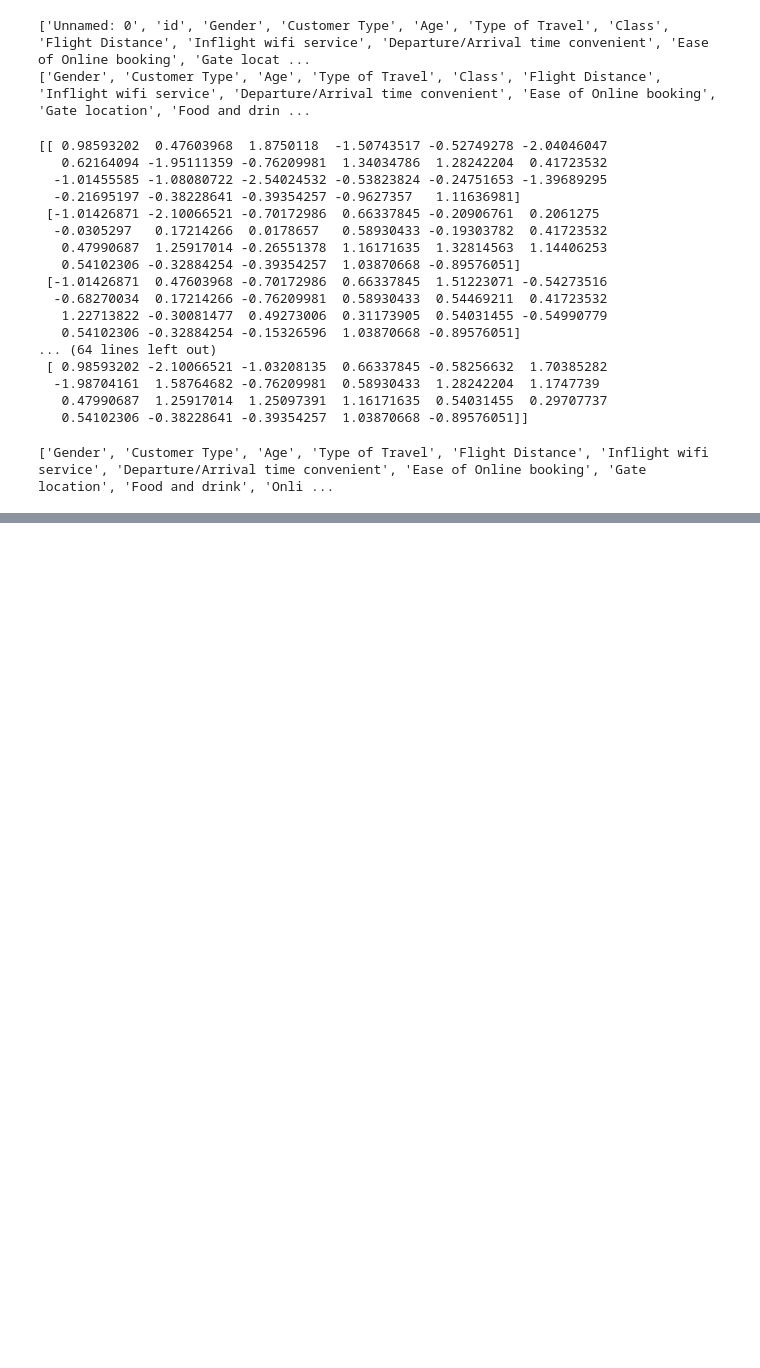
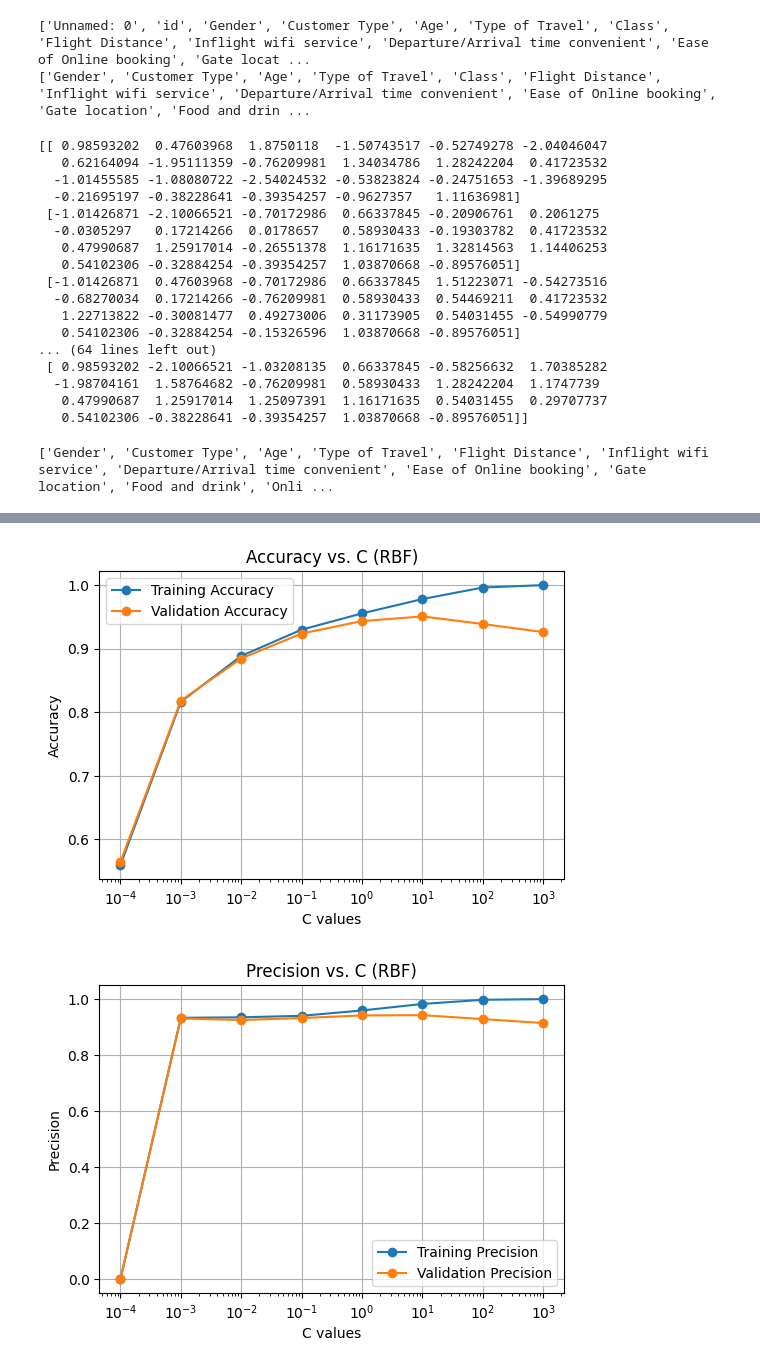
Before and after one commit to paripatel55/ML_Project, a Jupyter notebook: test.ipynb, the cells around one changed output, grey strips where cells are left out. Drawn from its saved outputs; the diff is of its cells as text; code cells hidden in the pictures; blank space fills up the shorter version.

```diff
--- a/test.ipynb
+++ b/test.ipynb
@@ -119,0 +544,39 @@ print(features)
+# %%
+# plot accuracy
+plt.figure(figsize=(6, 4))
+plt.plot(c_vals_rbf, train_accuracy_list_rbf, marker='o', label='Training Accuracy')
+plt.plot(c_vals_rbf, val_accuracy_list_rbf, marker='o', label='Validation Accuracy')
+plt.xscale('log') # to space values out
+plt.xlabel('C values')
+plt.ylabel('Accuracy')
+plt.title('Accuracy vs. C (RBF)')
+plt.grid()
+plt.legend()
+plt.show()
+
+# plot precision
+plt.figure(figsize=(6, 4))
+plt.plot(c_vals_rbf, train_precision_list_rbf, marker='o', label='Training Precision')
+plt.plot(c_vals_rbf, val_precision_list_rbf, marker='o', label='Validation Precision')
+plt.xscale('log') # to space values out
+plt.xlabel('C values')
+plt.ylabel('Precision')
+plt.title('Precision vs. C (RBF)')
+plt.grid()
+plt.legend()
+plt.show()
+
+# plot recall
+plt.figure(figsize=(6, 4))
+plt.plot(c_vals_rbf, train_recall_list_rbf, marker='o', label='Training Recall')
+plt.plot(c_vals_rbf, val_recall_list_rbf, marker='o', label='Validation Recall')
+plt.xscale('log') # to space values out
+plt.xlabel('C values')
+plt.ylabel('Recall')
+plt.title('Recall vs. C (RBF)')
+plt.grid()
+plt.legend()
+plt.show()
+# %% [output]
+[figure, added]
+[figure, added]
```
Also changed, not shown: parts of 9 cells of this notebook.
